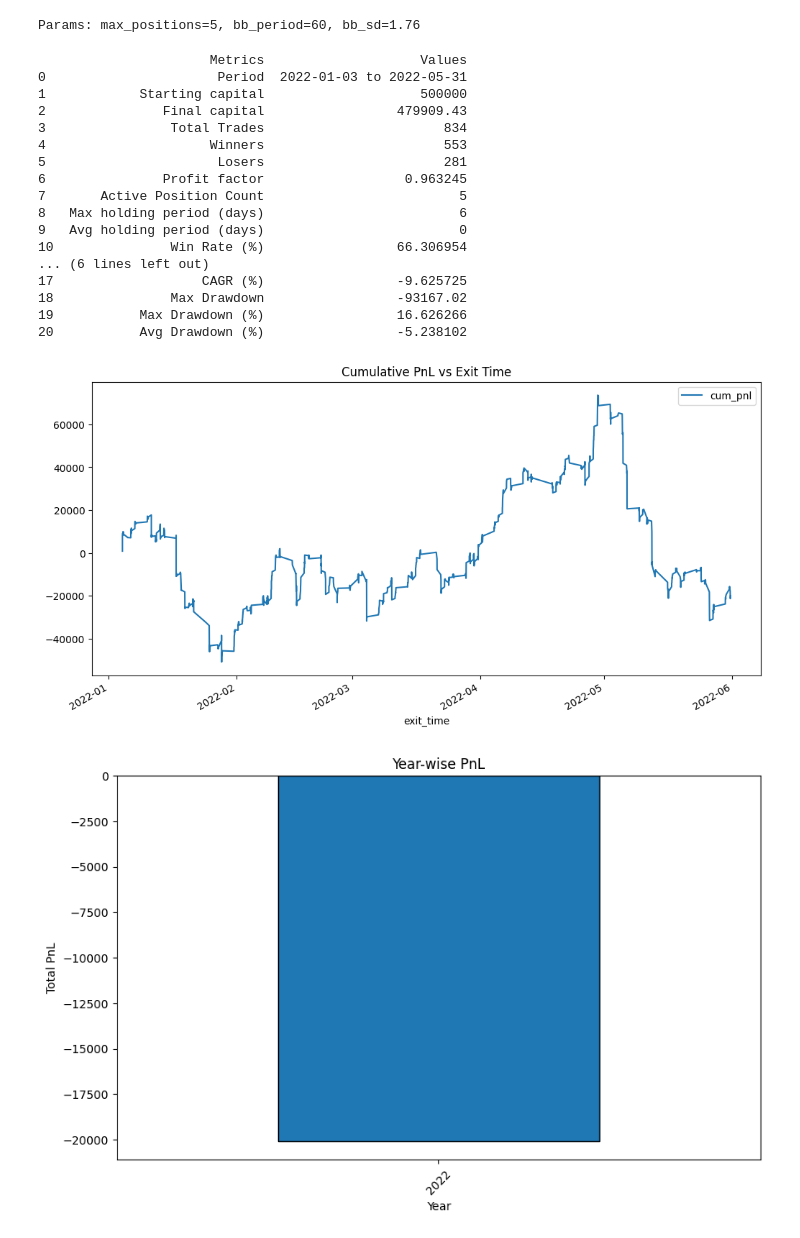
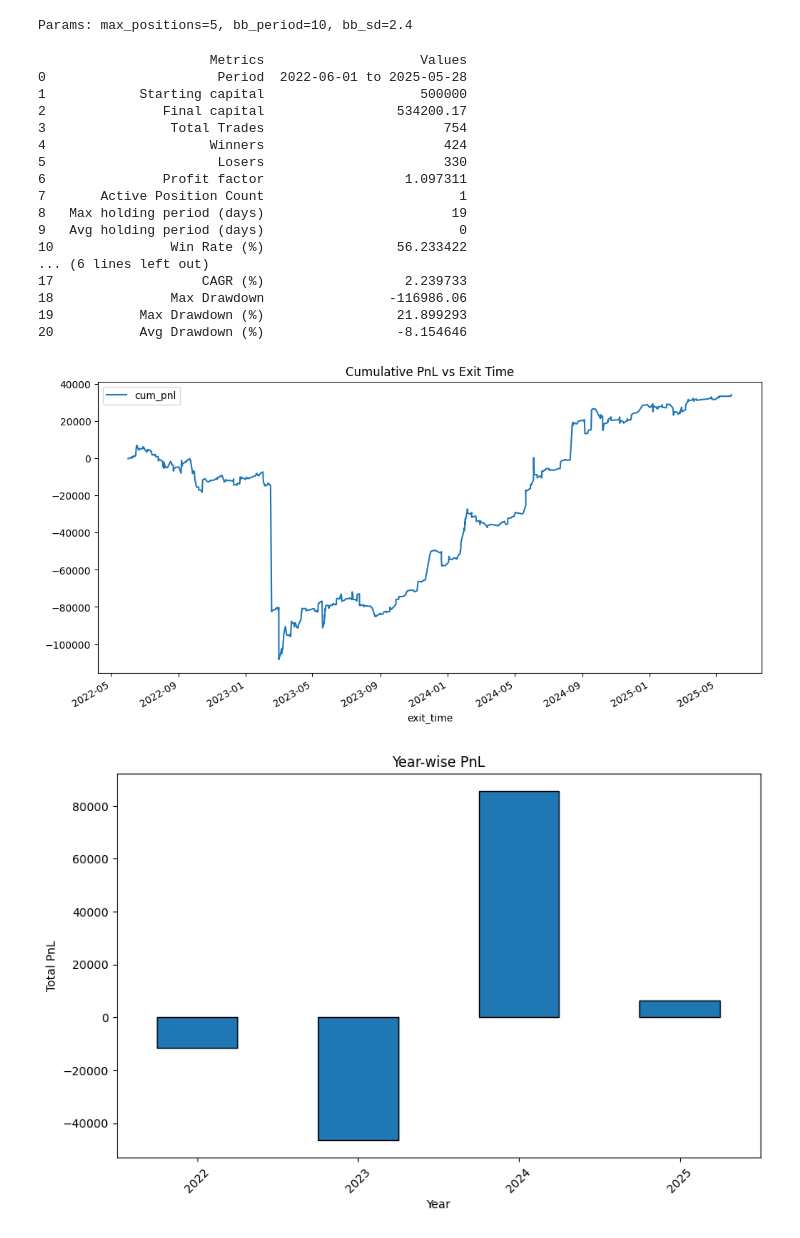
Before and after one commit to wishabhilash/strategy-notebooks, a Jupyter notebook: notebooks/BB-mean-reversion.ipynb, the cells around one changed output. Drawn from its saved outputs; the diff is of its cells as text; code cells hidden in the pictures.

```diff
--- a/notebooks/BB-mean-reversion.ipynb
+++ b/notebooks/BB-mean-reversion.ipynb
@@ -20,44 +20,44 @@ df = pd.concat(loaded_data_1D, names=["Stock", "Date"]).reset_index()
 # %%
 from lib import Bank, PositionManager, show_equity_curve
 from bb_mean_rev import backtest
 
 params = {
     'initial_capital': 500000,
     'max_positions': 5,
-    'bb_period': 60,
-    'bb_sd': 1.76,
-    'start_date': '2022-01-01',
-    'end_date': '2022-06-01',
+    'bb_period': 10,
+    'bb_sd': 2.4,
+    'start_date': '2022-06-01',
+    'end_date': '2025-06-01',
 }
 
 
 bank = Bank(params['initial_capital'])
 pm = PositionManager(bank, brokerage=0)
 
 tearsheet, trades = backtest(df.copy(), pm, params, show_pb=True)
 print(pd.DataFrame({
     "Metrics": tearsheet.keys(),
     "Values": tearsheet.values(),
 }))
 show_equity_curve(trades)
 # %% [output]
-Params: max_positions=5, bb_period=60, bb_sd=1.76
+Params: max_positions=5, bb_period=10, bb_sd=2.4
                       Metrics                    Values
-0                      Period  2022-01-03 to 2022-05-31
+0                      Period  2022-06-01 to 2025-05-28
 1            Starting capital                    500000
-2               Final capital                 479909.43
-3                Total Trades                       834
-4                     Winners                       553
-5                      Losers                       281
-6               Profit factor                  0.963245
-7       Active Position Count                         5
-8   Max holding period (days)                         6
+2               Final capital                 534200.17
+3                Total Trades                       754
+4                     Winners                       424
+5                      Losers                       330
+6               Profit factor                  1.097311
+7       Active Position Count                         1
+8   Max holding period (days)                        19
 9   Avg holding period (days)                         0
-10               Win Rate (%)                 66.306954
+10               Win Rate (%)                 56.233422
 ... (6 lines left out)
-17                   CAGR (%)                 -9.625725
-18               Max Drawdown                 -93167.02
-19           Max Drawdown (%)                 16.626266
-20           Avg Drawdown (%)                 -5.238102
+17                   CAGR (%)                  2.239733
+18               Max Drawdown                -116986.06
+19           Max Drawdown (%)                 21.899293
+20           Avg Drawdown (%)                 -8.154646
-[figure, old version]
+[figure, new version]
-[figure, old version]
+[figure, new version]
```
Also changed, not shown: parts of 1 cell of this notebook, 2 other files.
